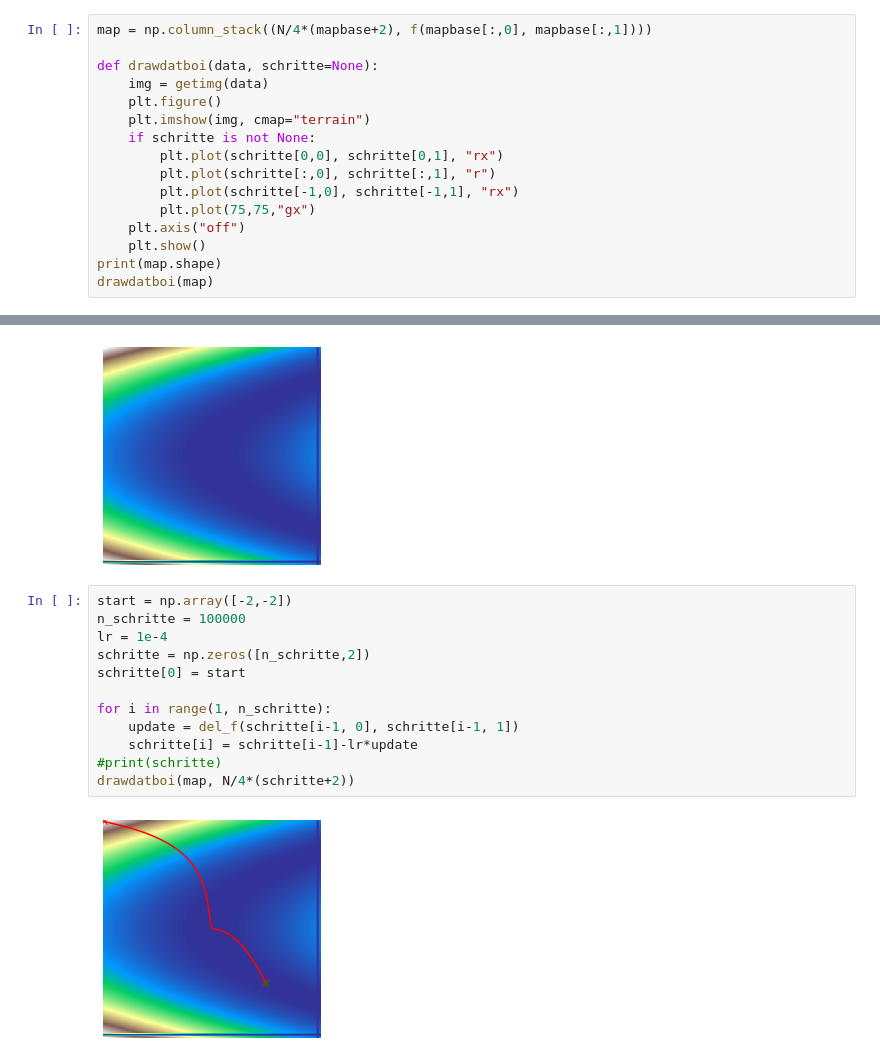
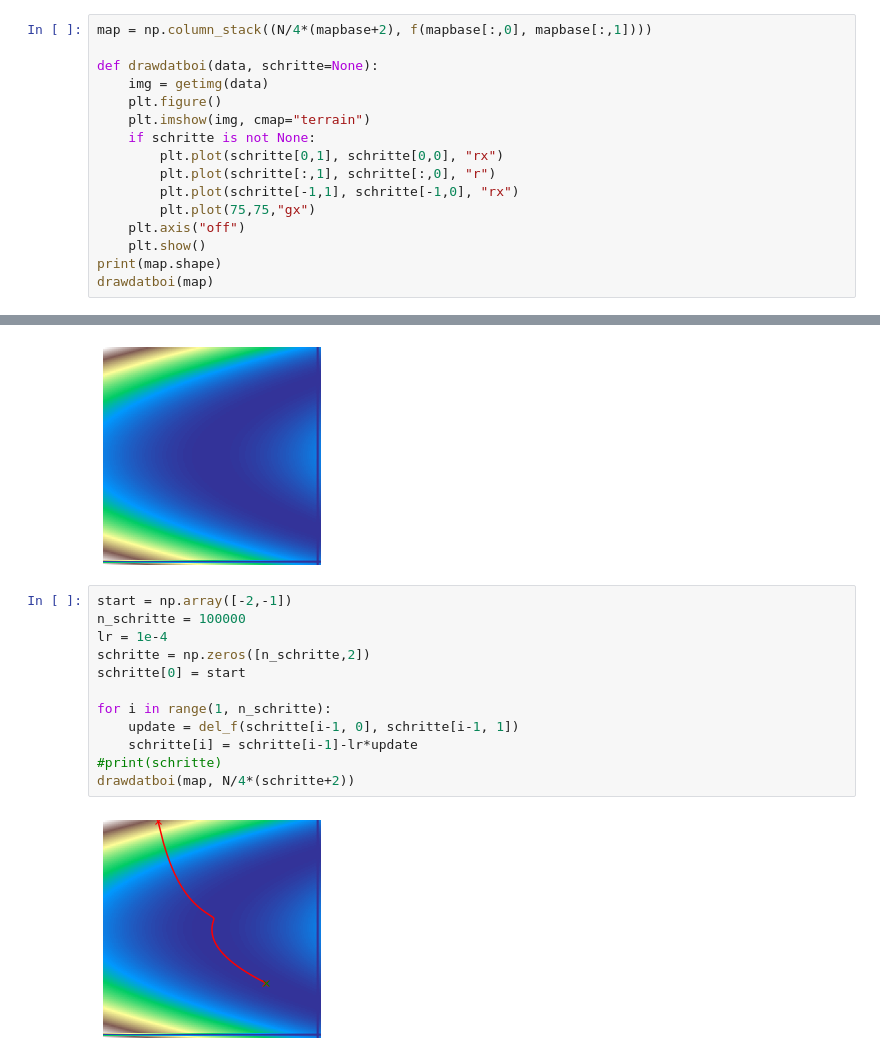
Before and after one commit to ollihansen90/zeugs, a Jupyter notebook: Rosenbrock.ipynb, the cells around one changed output, grey strips where cells are left out. Drawn from its saved outputs; the diff is of its cells as text.

```diff
--- a/Rosenbrock.ipynb
+++ b/Rosenbrock.ipynb
@@ -42,9 +42,9 @@ def drawdatboi(data, schritte=None):
     plt.figure()
     plt.imshow(img, cmap="terrain")
     if schritte is not None:
-        plt.plot(schritte[0,0], schritte[0,1], "rx")
-        plt.plot(schritte[:,0], schritte[:,1], "r")
-        plt.plot(schritte[-1,0], schritte[-1,1], "rx")
+        plt.plot(schritte[0,1], schritte[0,0], "rx")
+        plt.plot(schritte[:,1], schritte[:,0], "r")
+        plt.plot(schritte[-1,1], schritte[-1,0], "rx")
         plt.plot(75,75,"gx")
     plt.axis("off")
     plt.show()
@@ -54,16 +54,16 @@ drawdatboi(map)
 (10000, 3)
 [figure]
 # %%
-start = np.array([-2,-2])
+start = np.array([-2,-1])
 n_schritte = 100000
 lr = 1e-4
 schritte = np.zeros([n_schritte,2])
 schritte[0] = start
 
 for i in range(1, n_schritte):
     update = del_f(schritte[i-1, 0], schritte[i-1, 1])
     schritte[i] = schritte[i-1]-lr*update
 #print(schritte)
 drawdatboi(map, N/4*(schritte+2))
 # %% [output]
-[figure, old version]
+[figure, new version]
```
